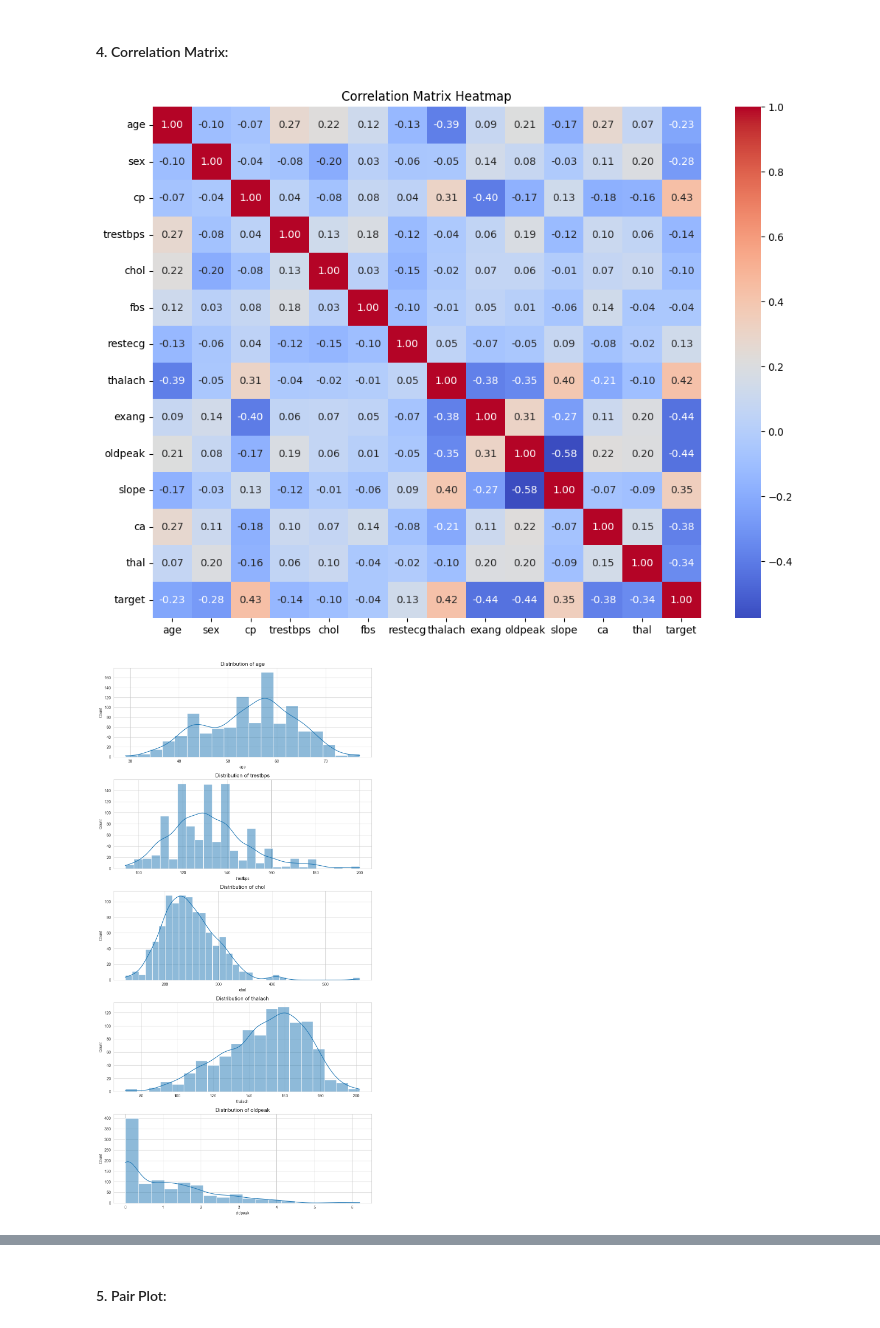
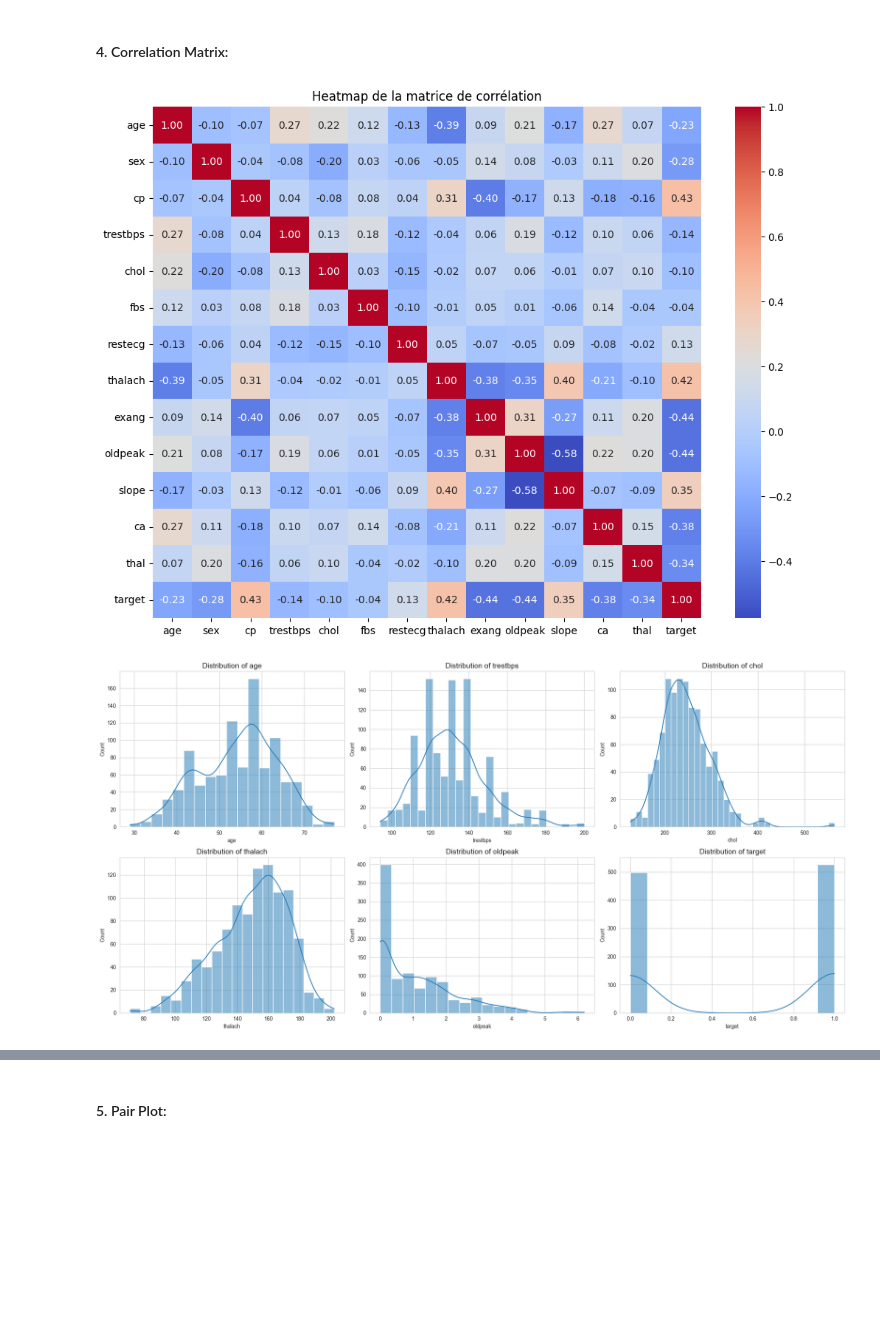
Before and after one commit to asndiallo/MedAI-MultiDataset-Study, a Jupyter notebook: notebooks/heart-disease.ipynb, the cells around one changed output, grey strips where cells are left out. Cells and saved outputs as stored; diff of their text form; code cells hidden in the pictures; blank space fills up the shorter version.

```diff
--- a/notebooks/heart-disease.ipynb
+++ b/notebooks/heart-disease.ipynb
@@ -215,30 +215,53 @@ plt.show()
 correlation_matrix = df_local.corr()
 plt.figure(figsize=(12, 9))
 sns.heatmap(correlation_matrix, annot=True, cmap='coolwarm', fmt=".2f")
-plt.title('Correlation Matrix Heatmap')
+plt.title('Heatmap de la matrice de corrélation')
 plt.show()
 # %% [output]
-[figure, old version]
+[figure, new version]
 # %%
 # Set the aesthetic style of the plots
 sns.set_style("whitegrid")
 
 # Identifying categorical and continuous features for appropriate plotting
-categorical_features = ['sex', 'cp', 'fbs', 'restecg', 'exang', 'slope', 'ca', 'thal', 'target']
+categorical_features = [
+    "sex",
+    "cp",
+    "fbs",
+    "restecg",
+    "exang",
+    "slope",
+    "ca",
+    "thal",
+    # "target",
+]
 continuous_features = [col for col in df.columns if col not in categorical_features]
 
+# Define the number of columns for subplots
+num_cols = 3  # You can adjust this based on your preference
+
+# Calculate the number of rows needed for the subplots
+num_rows = (len(continuous_features) + num_cols - 1) // num_cols
+
 # Plotting the distributions
-fig, axes = plt.subplots(len(continuous_features), 1, figsize=(10, 20))
+fig, axes = plt.subplots(num_rows, num_cols, figsize=(20, 10))
+
+# Flatten the axes array for easier indexing
+axes = axes.flatten()
 
 for i, col in enumerate(continuous_features):
     sns.histplot(df[col], ax=axes[i], kde=True)
-    axes[i].set_title(f'Distribution of {col}', fontsize=14)
+    axes[i].set_title(f"Distribution of {col}", fontsize=14)
     axes[i].set_xlabel(col)
-    axes[i].set_ylabel('Count')
+    axes[i].set_ylabel("Count")
+
+# Hide any unused subplots
+for j in range(len(continuous_features), num_rows * num_cols):
+    fig.delaxes(axes[j])
 
 fig.tight_layout()
 plt.show()
 # %% [output]
-[figure, old version]
+[figure, new version]
 # %%
 # Plotting the distributions for categorical features
```
Also changed, not shown: parts of 2 cells of this notebook, 1 other file.
